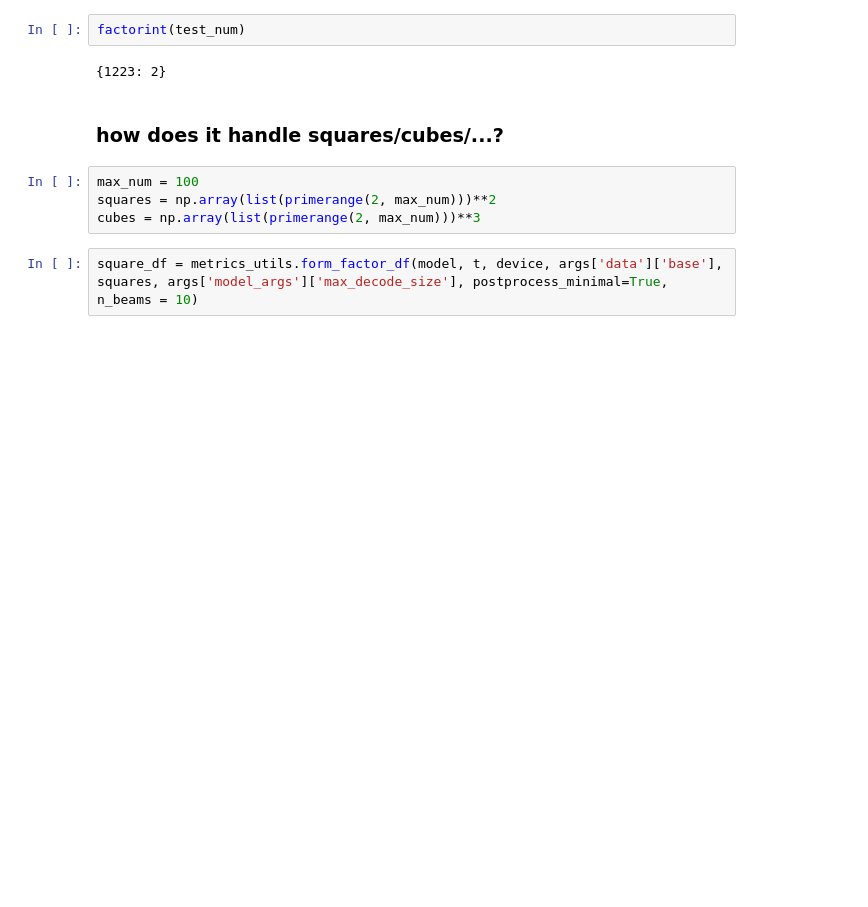
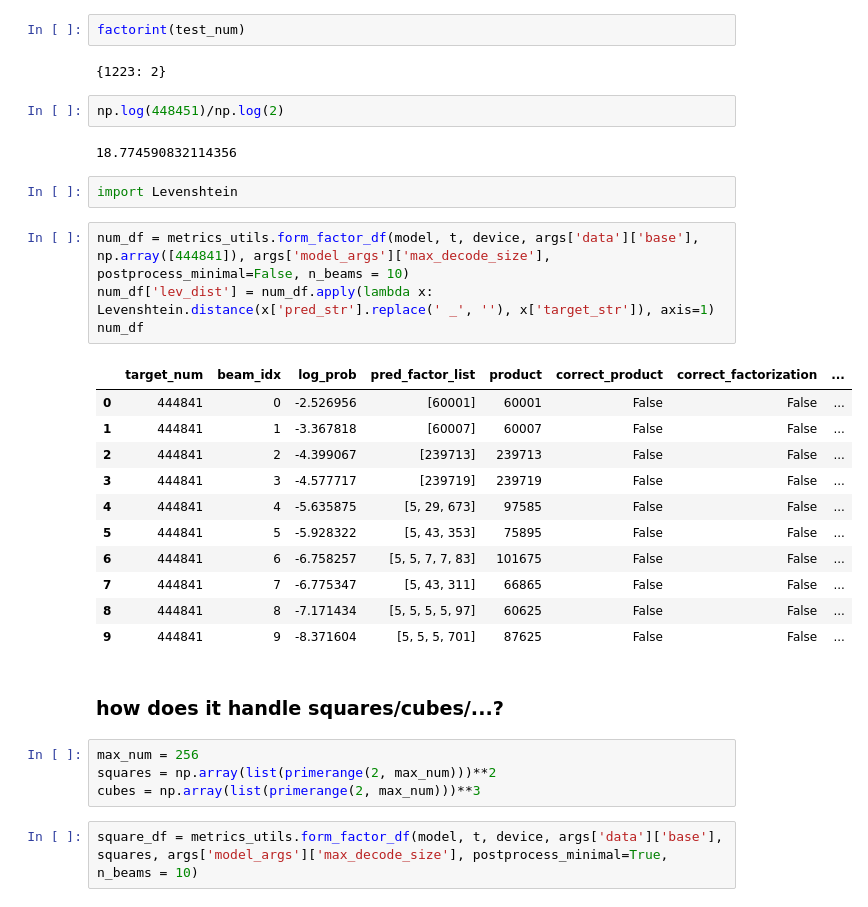
Before and after one commit to sims-s/neural-math, a Jupyter notebook: notebooks/ModelExplorations.ipynb, the cells around one changed output. Cells and saved outputs as stored; diff of their text form; blank space fills up the shorter version.

```diff
--- a/notebooks/ModelExplorations.ipynb
+++ b/notebooks/ModelExplorations.ipynb
@@ -254,10 +230,32 @@ test_num = 1223*1223
 factorint(test_num)
 # %% [output]
 {1223: 2}
+# %%
+np.log(448451)/np.log(2)
+# %% [output]
+18.774590832114356
+# %%
+import Levenshtein
+# %%
+num_df = metrics_utils.form_factor_df(model, t, device, args['data']['base'], np.array([444841]), args['model_args']['max_decode_size'], postprocess_minimal=False, n_beams = 10)
+num_df['lev_dist'] = num_df.apply(lambda x: Levenshtein.distance(x['pred_str'].replace(' _', ''), x['target_str']), axis=1)
+num_df
+# %% [output]
+|  | target_num | beam_idx | log_prob | pred_factor_list | product | correct_product | correct_factorization | ... |
+| 0 | 444841 | 0 | -2.526956 | [60001] | 60001 | False | False | ... |
+| 1 | 444841 | 1 | -3.367818 | [60007] | 60007 | False | False | ... |
+| 2 | 444841 | 2 | -4.399067 | [239713] | 239713 | False | False | ... |
+| 3 | 444841 | 3 | -4.577717 | [239719] | 239719 | False | False | ... |
+| 4 | 444841 | 4 | -5.635875 | [5, 29, 673] | 97585 | False | False | ... |
+| 5 | 444841 | 5 | -5.928322 | [5, 43, 353] | 75895 | False | False | ... |
+| 6 | 444841 | 6 | -6.758257 | [5, 5, 7, 7, 83] | 101675 | False | False | ... |
+| 7 | 444841 | 7 | -6.775347 | [5, 43, 311] | 66865 | False | False | ... |
+| 8 | 444841 | 8 | -7.171434 | [5, 5, 5, 5, 97] | 60625 | False | False | ... |
+| 9 | 444841 | 9 | -8.371604 | [5, 5, 5, 701] | 87625 | False | False | ... |
 # %% [markdown]
 ### how does it handle squares/cubes/...?
 # %%
-max_num = 100
+max_num = 256
 squares = np.array(list(primerange(2, max_num)))**2
 cubes = np.array(list(primerange(2, max_num)))**3
 # %%
```
Also changed, not shown: parts of 26 cells of this notebook, 5 other files.
